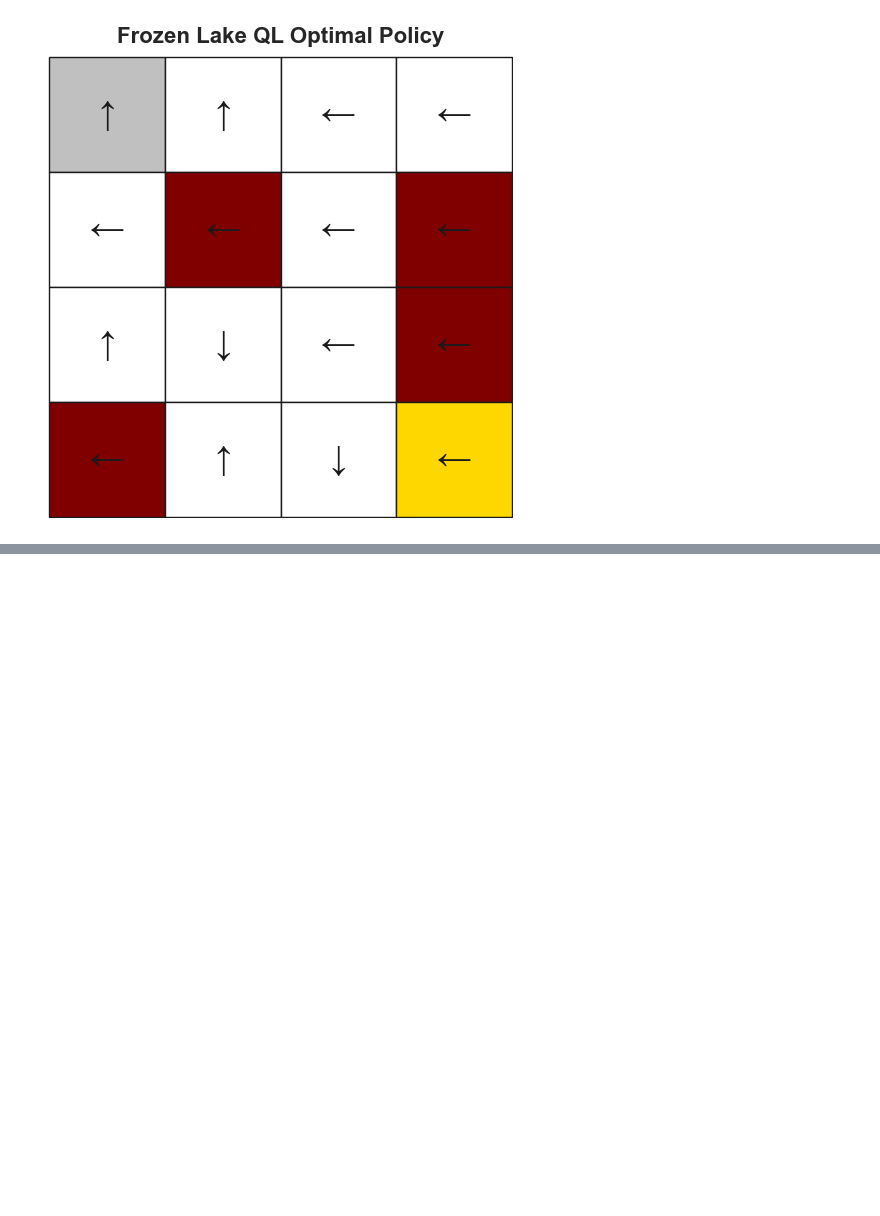
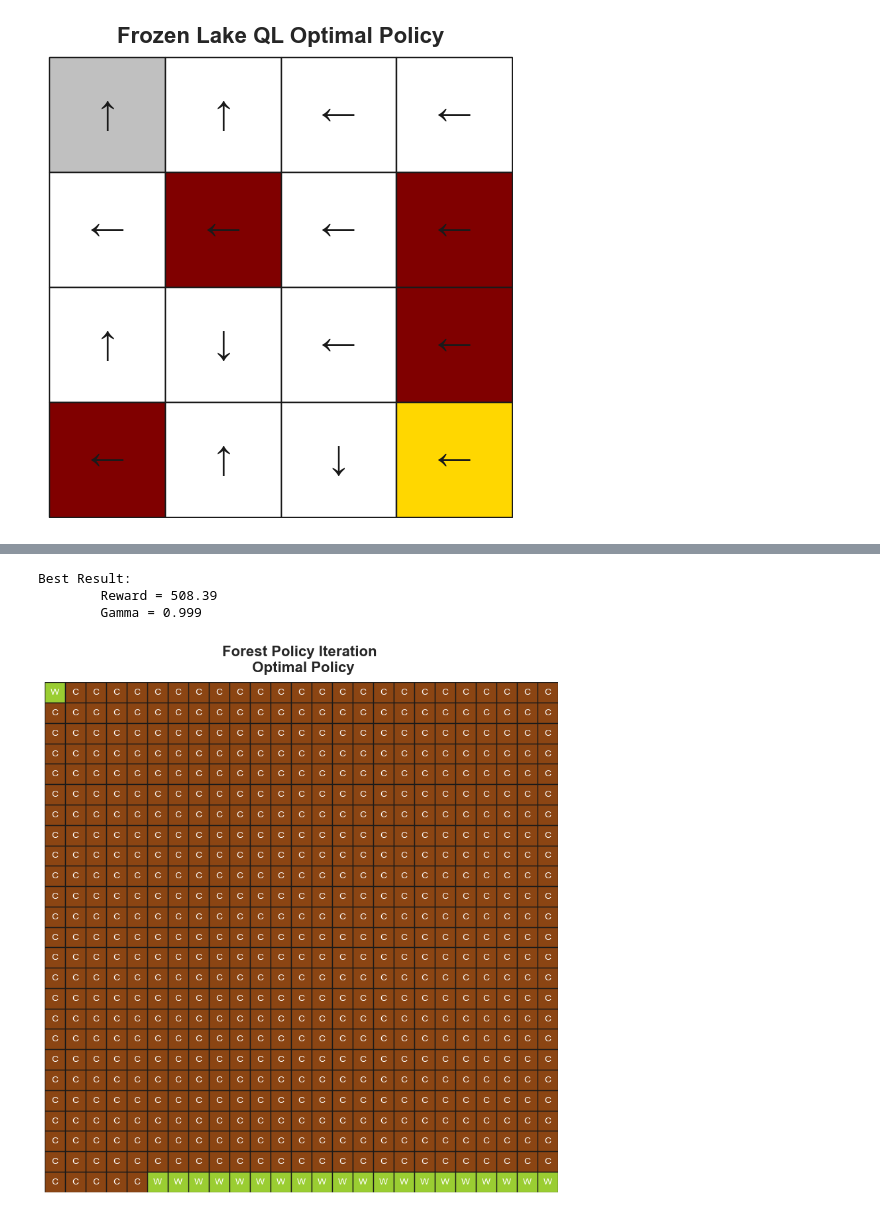
Before and after one commit to skirenekim/CS7641-Machine-Learning, a Jupyter notebook: HW4/main.ipynb, the cells around one changed output, grey strips where cells are left out. Cells and saved outputs as stored; diff of their text form; code cells hidden in the pictures; blank space fills up the shorter version.

```diff
--- a/HW4/main.ipynb
+++ b/HW4/main.ipynb
@@ -309,0 +400,13 @@ Best Result:
+# %%
+# find the highest score
+bestRun = policy_iter_2['reward'].argmax()
+bestPolicy = policy_iter_2['policy'][bestRun]
+
+title='Forest Policy Iteration \n Optimal Policy'
+plot_forest(bestPolicy, title)
+print('Best Result:\n\tReward = %.2f\n\tGamma = %.3f' % (policy_iter_2['reward'].max(), policy_iter_2['gamma'][bestRun]))
+# %% [output]
+Best Result:
+        Reward = 508.39
+        Gamma = 0.999
+[figure, added]
```
Also changed, not shown: parts of 21 cells of this notebook, 1 other file.
